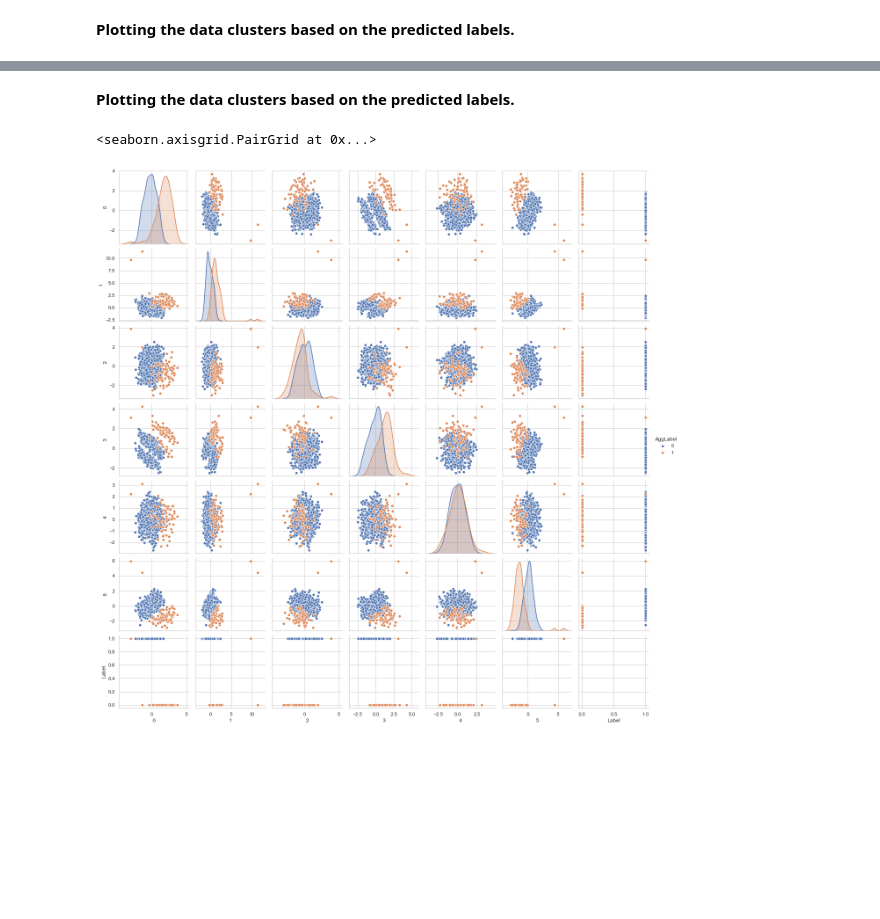
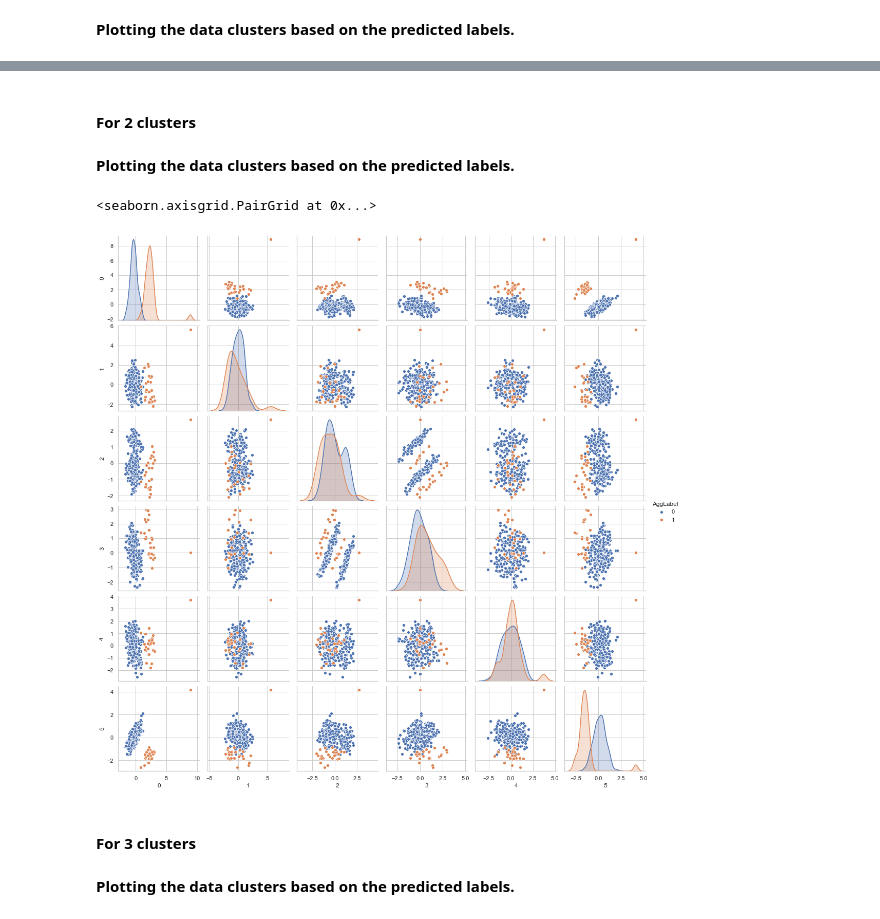
Before and after one commit to SridharaDasu/CMSMLProjectData, a Jupyter notebook: Event_Clustering.ipynb, the cells around one changed output, grey strips where cells are left out. Drawn from its saved outputs; the diff is of its cells as text; code cells hidden in the pictures; blank space fills up the shorter version.

Commit message:
Added code for performing clustering

```diff
--- a/Event_Clustering.ipynb
+++ b/Event_Clustering.ipynb
@@ -385,7 +373,7 @@ from sklearn.decomposition import PCA
 from sklearn.preprocessing import StandardScaler
 
 # We are taking data for first event in our dataframe
-df = zero_df[numerical_feats]
+df = elec_zero_df[numerical_feats]
 
 # Fitting the standard scaler to our data
 df = StandardScaler().fit_transform(df)
@@ -465,0 +486,6 @@ sns.pairplot(data, hue='Label')
+# %%
+# Initializing the model
+kmean = KMeans(n_clusters=3)
+# %%
+# FItting the model to the data
+kmean.fit(data)
@@ -465,0 +508,2 @@ sns.pairplot(data, hue='Label')
+# %%
+data['Label_3segment'] = kmean.predict(data)
@@ -468,5 +553,7 @@ sns.pairplot(data, hue='Label')
 # %%
 from sklearn.cluster import AgglomerativeClustering
+# %% [markdown]
+#### For 2 clusters
 # %%
 # We can tell it how many clusters we're aiming for
 agg_clust = AgglomerativeClustering(n_clusters=2)
@@ -478,7 +565,9 @@ data['AggLabel'] = assigned_clusters
 # %% [markdown]
 **Plotting the data clusters based on the predicted labels.**
 # %%
-sns.pairplot(data, hue='AggLabel')
+sns.pairplot(data.drop(['Label', 'Label_3segment'], axis =1), hue='AggLabel')
 # %% [output]
 <seaborn.axisgrid.PairGrid at 0x...>
-[figure, old version]
+[figure, new version]
+# %% [markdown]
+#### For 3 clusters
@@ -484,0 +582,2 @@ sns.pairplot(data, hue='AggLabel')
+# %% [markdown]
+**Plotting the data clusters based on the predicted labels.**
```
Also changed, not shown: parts of 32 cells of this notebook.
